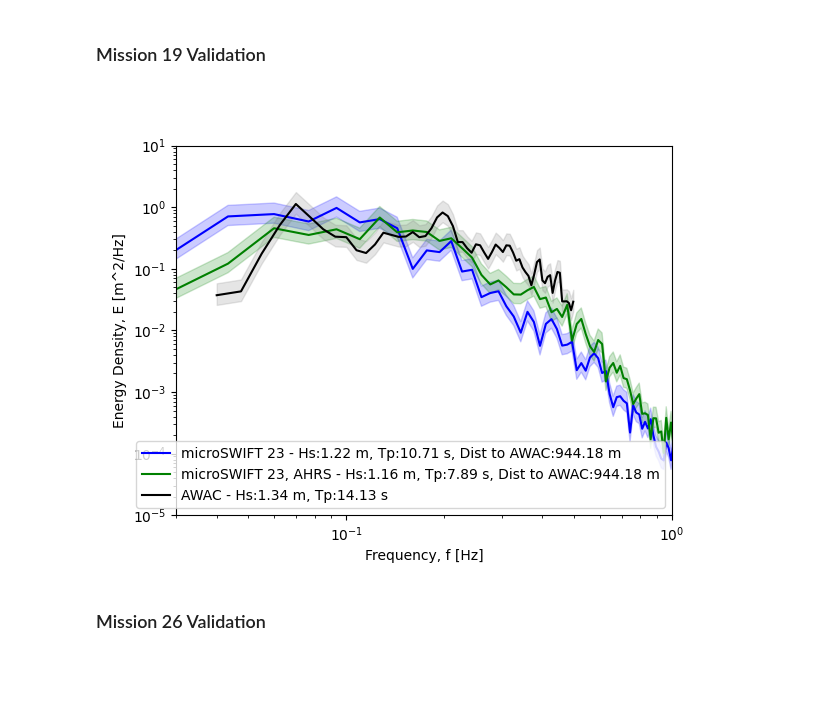
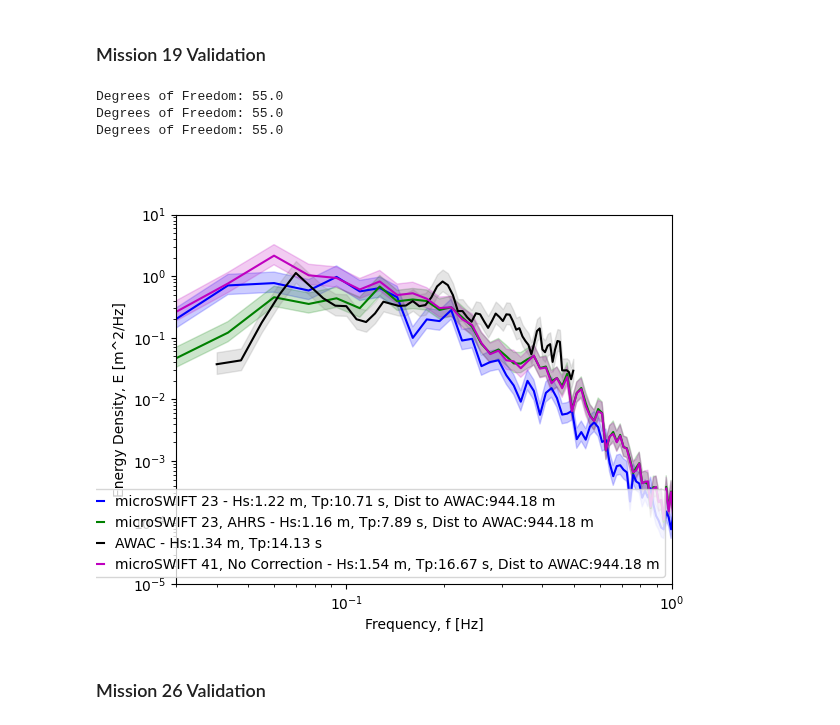
Before and after one commit to SASlabgroup/DUNEXMainExp, a Jupyter notebook: Validation/SeaSurfaceElevationComputationValidation.ipynb, the cells around one changed output. Drawn from its saved outputs; the diff is of its cells as text; code cells hidden in the pictures; blank space fills up the shorter version.

```diff
--- a/Validation/SeaSurfaceElevationComputationValidation.ipynb
+++ b/Validation/SeaSurfaceElevationComputationValidation.ipynb
@@ -306,6 +328,11 @@ mission18_microSWIFT4_accel_z_filt_ahrs, mission18_microSWIFT4_w_ahrs, mission18
 c_mission18_microSWIFT4_ahrs = chi2.ppf([1 - alpha / 2, alpha / 2], mission18_microSWIFT4_dof_ahrs)
 c2_mission18_microSWIFT4_ahrs = mission18_microSWIFT4_dof_ahrs / c_mission18_microSWIFT4_ahrs
 mission18_microSWIFT4_Hs_ahrs, mission18_microSWIFT4_Tp_ahrs = computeBulkWaveParameters(mission18_microSWIFT4_f_ahrs, mission18_microSWIFT4_E_ahrs)
+# No Correction
+mission18_microSWIFT4_nc_accel_z_filt, mission18_microSWIFT4_nc_w, mission18_microSWIFT4_nc_z, mission18_microSWIFT4_nc_f, mission18_microSWIFT4_nc_E, mission18_microSWIFT4_nc_dof = processZAccel(nearAWAC_mission18_microSWIFT4['a_z'][0], fs, low_freq_cutoff, high_freq_cutoff, filt_order)
+c_mission18_microSWIFT4_nc = chi2.ppf([1 - alpha / 2, alpha / 2], mission18_microSWIFT4_nc_dof)
+c2_mission18_microSWIFT4_nc = mission18_microSWIFT4_nc_dof / c_mission18_microSWIFT4_nc
+mission18_microSWIFT4_nc_Hs, mission18_microSWIFT4_nc_Tp = computeBulkWaveParameters(mission18_microSWIFT4_nc_f, mission18_microSWIFT4_nc_E)
 
 # mission 18, microSWIFT 5
 # EKF
@@ -322,6 +349,11 @@ mission18_microSWIFT5_accel_z_filt_ahrs, mission18_microSWIFT5_w_ahrs, mission18
 c_mission18_microSWIFT5_ahrs = chi2.ppf([1 - alpha / 2, alpha / 2], mission18_microSWIFT5_dof_ahrs)
 c2_mission18_microSWIFT5_ahrs = mission18_microSWIFT5_dof_ahrs / c_mission18_microSWIFT5_ahrs
 mission18_microSWIFT5_Hs_ahrs, mission18_microSWIFT5_Tp_ahrs = computeBulkWaveParameters(mission18_microSWIFT5_f_ahrs, mission18_microSWIFT5_E_ahrs)
+# No Correction
+mission18_microSWIFT5_nc_accel_z_filt, mission18_microSWIFT5_nc_w, mission18_microSWIFT5_nc_z, mission18_microSWIFT5_nc_f, mission18_microSWIFT5_nc_E, mission18_microSWIFT5_nc_dof = processZAccel(nearAWAC_mission18_microSWIFT5['a_z'][0], fs, low_freq_cutoff, high_freq_cutoff, filt_order)
+c_mission18_microSWIFT5_nc = chi2.ppf([1 - alpha / 2, alpha / 2], mission18_microSWIFT5_nc_dof)
+c2_mission18_microSWIFT5_nc = mission18_microSWIFT5_nc_dof / c_mission18_microSWIFT5_nc
+mission18_microSWIFT5_nc_Hs, mission18_microSWIFT5_nc_Tp = computeBulkWaveParameters(mission18_microSWIFT5_nc_f, mission18_microSWIFT5_nc_E)
 
 # mission 18, microSWIFT 12
 # EKF
@@ -338,6 +370,11 @@ mission18_microSWIFT12_accel_z_filt_ahrs, mission18_microSWIFT12_w_ahrs, mission
 c_mission18_microSWIFT12_ahrs = chi2.ppf([1 - alpha / 2, alpha / 2], mission18_microSWIFT12_dof_ahrs)
 c2_mission18_microSWIFT12_ahrs = mission18_microSWIFT12_dof_ahrs / c_mission18_microSWIFT12_ahrs
 mission18_microSWIFT12_Hs_ahrs, mission18_microSWIFT12_Tp_ahrs = computeBulkWaveParameters(mission18_microSWIFT12_f_ahrs, mission18_microSWIFT12_E_ahrs)
+# No Correction
+mission18_microSWIFT12_nc_accel_z_filt, mission18_microSWIFT12_nc_w, mission18_microSWIFT12_nc_z, mission18_microSWIFT12_nc_f, mission18_microSWIFT12_nc_E, mission18_microSWIFT12_nc_dof = processZAccel(nearAWAC_mission18_microSWIFT12['a_z'][0], fs, low_freq_cutoff, high_freq_cutoff, filt_order)
+c_mission18_microSWIFT12_nc = chi2.ppf([1 - alpha / 2, alpha / 2], mission18_microSWIFT12_nc_dof)
+c2_mission18_microSWIFT12_nc = mission18_microSWIFT12_nc_dof / c_mission18_microSWIFT12_nc
+mission18_microSWIFT12_nc_Hs, mission18_microSWIFT12_nc_Tp = computeBulkWaveParameters(mission18_microSWIFT12_nc_f, mission18_microSWIFT12_nc_E)
 
 # mission 18, microSWIFT 13
 # EKF
@@ -354,6 +391,11 @@ mission18_microSWIFT13_accel_z_filt_ahrs, mission18_microSWIFT13_w_ahrs, mission
 c_mission18_microSWIFT13_ahrs = chi2.ppf([1 - alpha / 2, alpha / 2], mission18_microSWIFT13_dof_ahrs)
 c2_mission18_microSWIFT13_ahrs = mission18_microSWIFT13_dof_ahrs / c_mission18_microSWIFT13_ahrs
 mission18_microSWIFT13_Hs_ahrs, mission18_microSWIFT13_Tp_ahrs = computeBulkWaveParameters(mission18_microSWIFT13_f_ahrs, mission18_microSWIFT13_E_ahrs)
+# No Correction
+mission18_microSWIFT13_nc_accel_z_filt, mission18_microSWIFT13_nc_w, mission18_microSWIFT13_nc_z, mission18_microSWIFT13_nc_f, mission18_microSWIFT13_nc_E, mission18_microSWIFT13_nc_dof = processZAccel(nearAWAC_mission18_microSWIFT13['a_z'][0], fs, low_freq_cutoff, high_freq_cutoff, filt_order)
+c_mission18_microSWIFT13_nc = chi2.ppf([1 - alpha / 2, alpha / 2], mission18_microSWIFT13_nc_dof)
+c2_mission18_microSWIFT13_nc = mission18_microSWIFT13_nc_dof / c_mission18_microSWIFT13_nc
+mission18_microSWIFT13_nc_Hs, mission18_microSWIFT13_nc_Tp = computeBulkWaveParameters(mission18_microSWIFT13_nc_f, mission18_microSWIFT13_nc_E)
 
 # mission 18, microSWIFT 23
 # EKF
@@ -370,6 +412,11 @@ mission18_microSWIFT23_accel_z_filt_ahrs, mission18_microSWIFT23_w_ahrs, mission
 c_mission18_microSWIFT23_ahrs = chi2.ppf([1 - alpha / 2, alpha / 2], mission18_microSWIFT23_dof_ahrs)
 c2_mission18_microSWIFT23_ahrs = mission18_microSWIFT23_dof_ahrs / c_mission18_microSWIFT23_ahrs
 mission18_microSWIFT23_Hs_ahrs, mission18_microSWIFT23_Tp_ahrs = computeBulkWaveParameters(mission18_microSWIFT23_f_ahrs, mission18_microSWIFT23_E_ahrs)
+# No Correction
+mission18_microSWIFT23_nc_accel_z_filt, mission18_microSWIFT23_nc_w, mission18_microSWIFT23_nc_z, mission18_microSWIFT23_nc_f, mission18_microSWIFT23_nc_E, mission18_microSWIFT23_nc_dof = processZAccel(nearAWAC_mission18_microSWIFT23['a_z'][0], fs, low_freq_cutoff, high_freq_cutoff, filt_order)
+c_mission18_microSWIFT23_nc = chi2.ppf([1 - alpha / 2, alpha / 2], mission18_microSWIFT23_nc_dof)
+c2_mission18_microSWIFT23_nc = mission18_microSWIFT23_nc_dof / c_mission18_microSWIFT23_nc
+mission18_microSWIFT23_nc_Hs, mission18_microSWIFT23_nc_Tp = computeBulkWaveParameters(mission18_microSWIFT23_nc_f, mission18_microSWIFT23_nc_E)
 
 # Plot the Spectrum from the microSWIFTs and the 4.5 m AWAC
 fig_mission18, axes = plt.subplots(2,3, figsize=(15,10))
@@ -384,6 +431,8 @@ axes[0][0].loglog(mission18_microSWIFT4_f_ahrs, mission18_microSWIFT4_E_ahrs, co
 axes[0][0].fill_between(mission18_microSWIFT4_f_ahrs, mission18_microSWIFT4_E_ahrs*c2_mission18_microSWIFT4_ahrs[0], mission18_microSWIFT4_E_ahrs*c2_mission18_microSWIFT4_ahrs[1], color='g', alpha=.2)
 axes[0][0].loglog(nearAWAC_mission18_microSWIFT4['f_awac'][0], nearAWAC_mission18_microSWIFT4['E_awac'][0], color='k', label='AWAC - Hs:{:.2f} m, Tp:{:.2f} s'.format(nearAWAC_mission18_microSWIFT4['Hs_awac'][0][0], nearAWAC_mission18_microSWIFT4['Tp_awac'][0][0]))
 axes[0][0].fill_between(nearAWAC_mission18_microSWIFT4['f_awac'][0], nearAWAC_mission18_microSWIFT4['E_awac'][0]*c2_awac[0], nearAWAC_mission18_microSWIFT4['E_awac'][0]*c2_awac[1], color='gray', alpha=.2)
+axes[0][0].loglog(mission18_microSWIFT4_nc_f, mission18_microSWIFT4_nc_E, color='m', label='microSWIFT 41, No Correction - Hs:{:.2f} m, Tp:{:.2f} s, Dist to AWAC:{:.2f} m'.format(mission18_microSWIFT4_nc_Hs, mission18_microSWIFT4_nc_Tp, mission18_microSWIFT4_dist2awac))
+axes[0][0].fill_between(mission18_microSWIFT4_nc_f, mission18_microSWIFT4_nc_E*c2_mission18_microSWIFT4_nc[0], mission18_microSWIFT4_nc_E*c2_mission18_microSWIFT4_nc[1], color='m', alpha=.2)
 axes[0][0].set_xlabel('Frequency, f [Hz]')
 axes[0][0].set_ylabel('Energy Density, E [m^2/Hz]')
 axes[0][0].legend()
@@ -397,6 +446,8 @@ axes[0][1].loglog(mission18_microSWIFT5_f_ahrs, mission18_microSWIFT5_E_ahrs, co
 axes[0][1].fill_between(mission18_microSWIFT5_f_ahrs, mission18_microSWIFT5_E_ahrs*c2_mission18_microSWIFT5_ahrs[0], mission18_microSWIFT5_E_ahrs*c2_mission18_microSWIFT5_ahrs[1], color='g', alpha=.2)
 axes[0][1].loglog(nearAWAC_mission18_microSWIFT5['f_awac'][0], nearAWAC_mission18_microSWIFT5['E_awac'][0], color='k', label='AWAC - Hs:{:.2f} m, Tp:{:.2f} s'.format(nearAWAC_mission18_microSWIFT5['Hs_awac'][0][0], nearAWAC_mission18_microSWIFT5['Tp_awac'][0][0]))
 axes[0][1].fill_between(nearAWAC_mission18_microSWIFT5['f_awac'][0], nearAWAC_mission18_microSWIFT5['E_awac'][0]*c2_awac[0], nearAWAC_mission18_microSWIFT5['E_awac'][0]*c2_awac[1], color='gray', alpha=.2)
+axes[0][1].loglog(mission18_microSWIFT5_nc_f, mission18_microSWIFT5_nc_E, color='m', label='microSWIFT 41, No Correction - Hs:{:.2f} m, Tp:{:.2f} s, Dist to AWAC:{:.2f} m'.format(mission18_microSWIFT5_nc_Hs, mission18_microSWIFT5_nc_Tp, mission18_microSWIFT5_dist2awac))
+axes[0][1].fill_between(mission18_microSWIFT5_nc_f, mission18_microSWIFT5_nc_E*c2_mission18_microSWIFT5_nc[0], mission18_microSWIFT5_nc_E*c2_mission18_microSWIFT5_nc[1], color='m', alpha=.2)
 axes[0][1].set_xlabel('Frequency, f [Hz]')
 axes[0][1].set_ylabel('Energy Density, E [m^2/Hz]')
 axes[0][1].legend()
@@ -410,6 +461,8 @@ axes[0][2].loglog(mission18_microSWIFT12_f_ahrs, mission18_microSWIFT12_E_ahrs,
 axes[0][2].fill_between(mission18_microSWIFT12_f_ahrs, mission18_microSWIFT12_E_ahrs*c2_mission18_microSWIFT12_ahrs[0], mission18_microSWIFT12_E_ahrs*c2_mission18_microSWIFT12_ahrs[1], color='g', alpha=.2)
 axes[0][2].loglog(nearAWAC_mission18_microSWIFT12['f_awac'][0], nearAWAC_mission18_microSWIFT12['E_awac'][0], color='k', label='AWAC - Hs:{:.2f} m, Tp:{:.2f} s'.format(nearAWAC_mission18_microSWIFT12['Hs_awac'][0][0], nearAWAC_mission18_microSWIFT12['Tp_awac'][0][0]))
 axes[0][2].fill_between(nearAWAC_mission18_microSWIFT12['f_awac'][0], nearAWAC_mission18_microSWIFT12['E_awac'][0]*c2_awac[0], nearAWAC_mission18_microSWIFT12['E_awac'][0]*c2_awac[1], color='gray', alpha=.2)
+axes[0][2].loglog(mission18_microSWIFT12_nc_f, mission18_microSWIFT12_nc_E, color='m', label='microSWIFT 41, No Correction - Hs:{:.2f} m, Tp:{:.2f} s, Dist to AWAC:{:.2f} m'.format(mission18_microSWIFT12_nc_Hs, mission18_microSWIFT12_nc_Tp, mission18_microSWIFT12_dist2awac))
+axes[0][2].fill_between(mission18_microSWIFT12_nc_f, mission18_microSWIFT12_nc_E*c2_mission18_microSWIFT12_nc[0], mission18_microSWIFT12_nc_E*c2_mission18_microSWIFT12_nc[1], color='m', alpha=.2)
 axes[0][2].set_xlabel('Frequency, f [Hz]')
 axes[0][2].set_ylabel('Energy Density, E [m^2/Hz]')
 axes[0][2].legend()
@@ -423,6 +476,8 @@ axes[1][0].loglog(mission18_microSWIFT13_f_ahrs, mission18_microSWIFT13_E_ahrs,
 axes[1][0].fill_between(mission18_microSWIFT13_f_ahrs, mission18_microSWIFT13_E_ahrs*c2_mission18_microSWIFT13_ahrs[0], mission18_microSWIFT13_E_ahrs*c2_mission18_microSWIFT13_ahrs[1], color='g', alpha=.2)
 axes[1][0].loglog(nearAWAC_mission18_microSWIFT13['f_awac'][0], nearAWAC_mission18_microSWIFT13['E_awac'][0], color='k', label='AWAC - Hs:{:.2f} m, Tp:{:.2f} s'.format(nearAWAC_mission18_microSWIFT13['Hs_awac'][0][0], nearAWAC_mission18_microSWIFT13['Tp_awac'][0][0]))
 axes[1][0].fill_between(nearAWAC_mission18_microSWIFT13['f_awac'][0], nearAWAC_mission18_microSWIFT13['E_awac'][0]*c2_awac[0], nearAWAC_mission18_microSWIFT13['E_awac'][0]*c2_awac[1], color='gray', alpha=.2)
+axes[1][0].loglog(mission18_microSWIFT13_nc_f, mission18_microSWIFT13_nc_E, color='m', label='microSWIFT 41, No Correction - Hs:{:.2f} m, Tp:{:.2f} s, Dist to AWAC:{:.2f} m'.format(mission18_microSWIFT13_nc_Hs, mission18_microSWIFT13_nc_Tp, mission18_microSWIFT13_dist2awac))
+axes[1][0].fill_between(mission18_microSWIFT13_nc_f, mission18_microSWIFT13_nc_E*c2_mission18_microSWIFT13_nc[0], mission18_microSWIFT13_nc_E*c2_mission18_microSWIFT13_nc[1], color='m', alpha=.2)
 axes[1][0].set_xlabel('Frequency, f [Hz]')
 axes[1][0].set_ylabel('Energy Density, E [m^2/Hz]')
 axes[1][0].legend()
@@ -436,6 +491,8 @@ axes[1][1].loglog(mission18_microSWIFT23_f_ahrs, mission18_microSWIFT23_E_ahrs,
 axes[1][1].fill_between(mission18_microSWIFT23_f_ahrs, mission18_microSWIFT23_E_ahrs*c2_mission18_microSWIFT23_ahrs[0], mission18_microSWIFT23_E_ahrs*c2_mission18_microSWIFT23_ahrs[1], color='g', alpha=.2)
 axes[1][1].loglog(nearAWAC_mission18_microSWIFT23['f_awac'][0], nearAWAC_mission18_microSWIFT23['E_awac'][0], color='k', label='AWAC - Hs:{:.2f} m, Tp:{:.2f} s'.format(nearAWAC_mission18_microSWIFT23['Hs_awac'][0][0], nearAWAC_mission18_microSWIFT23['Tp_awac'][0][0]))
 axes[1][1].fill_between(nearAWAC_mission18_microSWIFT23['f_awac'][0], nearAWAC_mission18_microSWIFT23['E_awac'][0]*c2_awac[0], nearAWAC_mission18_microSWIFT23['E_awac'][0]*c2_awac[1], color='gray', alpha=.2)
+axes[1][1].loglog(mission18_microSWIFT23_nc_f, mission18_microSWIFT23_nc_E, color='m', label='microSWIFT 41, No Correction - Hs:{:.2f} m, Tp:{:.2f} s, Dist to AWAC:{:.2f} m'.format(mission18_microSWIFT23_nc_Hs, mission18_microSWIFT23_nc_Tp, mission18_microSWIFT23_dist2awac))
+axes[1][1].fill_between(mission18_microSWIFT23_nc_f, mission18_microSWIFT23_nc_E*c2_mission18_microSWIFT23_nc[0], mission18_microSWIFT23_nc_E*c2_mission18_microSWIFT23_nc[1], color='m', alpha=.2)
 axes[1][1].set_xlabel('Frequency, f [Hz]')
 axes[1][1].set_ylabel('Energy Density, E [m^2/Hz]')
 axes[1][1].legend()
@@ -455,34 +527,44 @@ mission7_mission19_microSWIFT23_accel_x, mission19_microSWIFT23_accel_y, mission
 mission19_microSWIFT23_accel_z_filt, mission19_microSWIFT23_w, mission19_microSWIFT23_z, mission19_microSWIFT23_f, mission19_microSWIFT23_E, mission19_microSWIFT23_dof = processZAccel(mission19_microSWIFT23_accel_z, fs, low_freq_cutoff, high_freq_cutoff, filt_order)
 c_mission19_microSWIFT23 = chi2.ppf([1 - alpha / 2, alpha / 2], mission19_microSWIFT23_dof)
 c2_mission19_microSWIFT23 = mission19_microSWIFT23_dof / c_mission19_microSWIFT23
 mission19_microSWIFT23_Hs, mission19_microSWIFT23_Tp = computeBulkWaveParameters(mission19_microSWIFT23_f, mission19_microSWIFT23_E)
 mission19_microSWIFT23_dist2awac = avgDistToAWAC(nearAWAC_mission19_microSWIFT23['x'][0], nearAWAC_mission19_microSWIFT23['y'][0], xFRF_awac, yFRF_awac)
 # AHRS
 nearAWAC_mission19_microSWIFT23_ahrs = io.loadmat('./data/ahrs_mission19_microSWIFT_23.mat')
 mission19_microSWIFT23_accel_z_filt_ahrs, mission19_microSWIFT23_w_ahrs, mission19_microSWIFT23_z_ahrs, mission19_microSWIFT23_f_ahrs, mission19_microSWIFT23_E_ahrs, mission19_microSWIFT23_dof_ahrs = processZAccel(np.squeeze(nearAWAC_mission19_microSWIFT23_ahrs['az_corrected']), fs, low_freq_cutoff, high_freq_cutoff, filt_order)
 c_mission19_microSWIFT23_ahrs = chi2.ppf([1 - alpha / 2, alpha / 2], mission19_microSWIFT23_dof_ahrs)
 c2_mission19_microSWIFT23_ahrs = mission19_microSWIFT23_dof_ahrs / c_mission19_microSWIFT23_ahrs
 mission19_microSWIFT23_Hs_ahrs, mission19_microSWIFT23_Tp_ahrs = computeBulkWaveParameters(mission19_microSWIFT23_f_ahrs, mission19_microSWIFT23_E_ahrs)
+# No Correction
+mission19_microSWIFT23_nc_accel_z_filt, mission19_microSWIFT23_nc_w, mission19_microSWIFT23_nc_z, mission19_microSWIFT23_nc_f, mission19_microSWIFT23_nc_E, mission19_microSWIFT23_nc_dof = processZAccel(nearAWAC_mission19_microSWIFT23['a_z'][0], fs, low_freq_cutoff, high_freq_cutoff, filt_order)
+c_mission19_microSWIFT23_nc = chi2.ppf([1 - alpha / 2, alpha / 2], mission19_microSWIFT23_nc_dof)
+c2_mission19_microSWIFT23_nc = mission19_microSWIFT23_nc_dof / c_mission19_microSWIFT23_nc
+mission19_microSWIFT23_nc_Hs, mission19_microSWIFT23_nc_Tp = computeBulkWaveParameters(mission19_microSWIFT23_nc_f, mission19_microSWIFT23_nc_E)
 
 # Plot the Spectrum from the microSWIFTs and the 4.5 m AWAC
 fig_mission19, ax1 = plt.subplots()
 
 # microSWIFT 23
 ax1.loglog(mission19_microSWIFT23_f, mission19_microSWIFT23_E, color='b', label='microSWIFT 23 - Hs:{:.2f} m, Tp:{:.2f} s, Dist to AWAC:{:.2f} m'.format(mission19_microSWIFT23_Hs, mission19_microSWIFT23_Tp, mission19_microSWIFT23_dist2awac))
 ax1.fill_between(mission19_microSWIFT23_f, mission19_microSWIFT23_E*c2_mission19_microSWIFT23[0], mission19_microSWIFT23_E*c2_mission19_microSWIFT23[1], color='b', alpha=.2)
 ax1.loglog(mission19_microSWIFT23_f_ahrs, mission19_microSWIFT23_E_ahrs, color='g', label='microSWIFT 23, AHRS - Hs:{:.2f} m, Tp:{:.2f} s, Dist to AWAC:{:.2f} m'.format(mission19_microSWIFT23_Hs_ahrs, mission19_microSWIFT23_Tp_ahrs, mission19_microSWIFT23_dist2awac))
 ax1.fill_between(mission19_microSWIFT23_f_ahrs, mission19_microSWIFT23_E_ahrs*c2_mission19_microSWIFT23_ahrs[0], mission19_microSWIFT23_E_ahrs*c2_mission19_microSWIFT23_ahrs[1], color='g', alpha=.2)
 ax1.loglog(nearAWAC_mission19_microSWIFT23['f_awac'][0], nearAWAC_mission19_microSWIFT23['E_awac'][0], color='k', label='AWAC - Hs:{:.2f} m, Tp:{:.2f} s'.format(nearAWAC_mission19_microSWIFT23['Hs_awac'][0][0], nearAWAC_mission19_microSWIFT23['Tp_awac'][0][0]))
 ax1.fill_between(nearAWAC_mission19_microSWIFT23['f_awac'][0], nearAWAC_mission19_microSWIFT23['E_awac'][0]*c2_awac[0], nearAWAC_mission19_microSWIFT23['E_awac'][0]*c2_awac[1], color='gray', alpha=.2)
+ax1.loglog(mission19_microSWIFT23_nc_f, mission19_microSWIFT23_nc_E, color='m', label='microSWIFT 41, No Correction - Hs:{:.2f} m, Tp:{:.2f} s, Dist to AWAC:{:.2f} m'.format(mission19_microSWIFT23_nc_Hs, mission19_microSWIFT23_nc_Tp, mission19_microSWIFT23_dist2awac))
+ax1.fill_between(mission19_microSWIFT23_nc_f, mission19_microSWIFT23_nc_E*c2_mission19_microSWIFT23_nc[0], mission19_microSWIFT23_nc_E*c2_mission19_microSWIFT23_nc[1], color='m', alpha=.2)
 ax1.set_xlabel('Frequency, f [Hz]')
 ax1.set_ylabel('Energy Density, E [m^2/Hz]')
 ax1.legend()
 ax1.set_xlim(0.03, 1)
 ax1.set_ylim(10**-5, 10)
 
 fig_mission19.savefig('./figures/mission19_validation.png')
 # %% [output]
+Degrees of Freedom: 55.0
+Degrees of Freedom: 55.0
+Degrees of Freedom: 55.0
-[figure, old version]
+[figure, new version]
 # %% [markdown]
 <h3>Mission 26 Validation</h3>
 # %%
```
Also changed, not shown: parts of 10 cells of this notebook, 29 other files.
